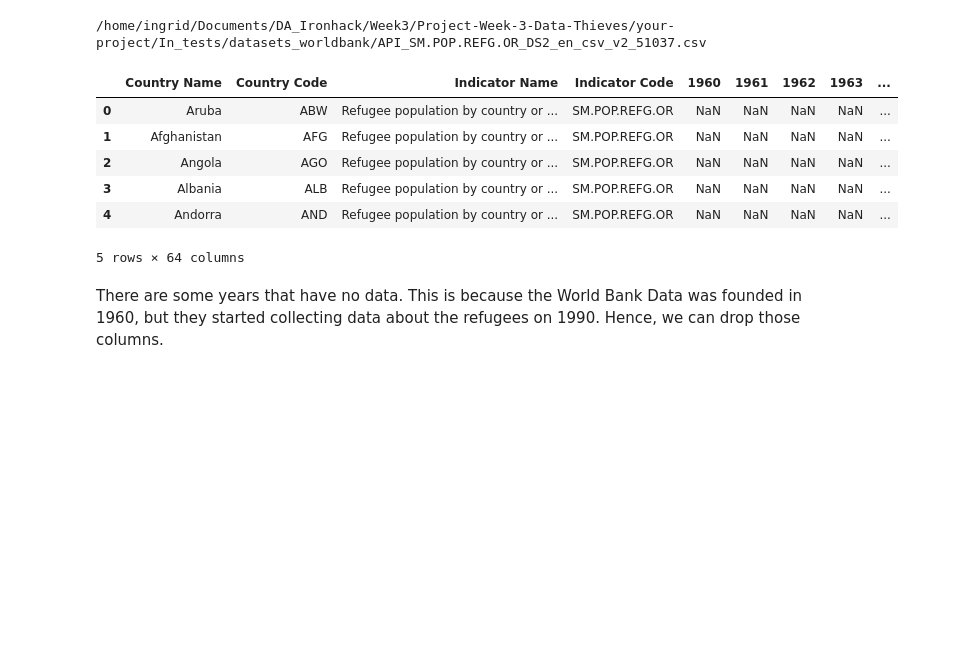
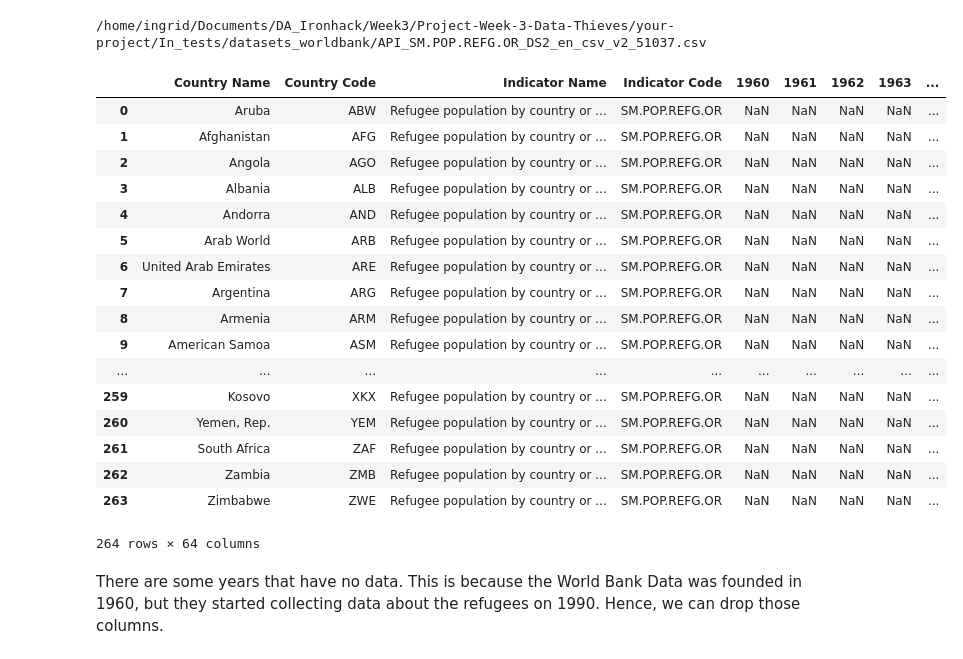
Before and after one commit to albertoabreu91/Project-Week-3-Data-Thieves, a Jupyter notebook: your-project/In_tests/World_Bank_Data.ipynb, the cells around one changed output. Saved outputs shown, nothing was run; the diff lists cells and outputs as text; code cells hidden in the pictures; blank space fills up the shorter version.

```diff
--- a/your-project/In_tests/World_Bank_Data.ipynb
+++ b/your-project/In_tests/World_Bank_Data.ipynb
@@ -30,15 +32,26 @@ print(file_path)
 # %%
 refugees_raw = pd.read_csv(file_path, skiprows=4 )
 # %%
-refugees_raw.head()
+refugees_raw
 # %% [output]
 |  | Country Name | Country Code | Indicator Name | Indicator Code | 1960 | 1961 | 1962 | 1963 | ... |
 | 0 | Aruba | ABW | Refugee population by country or ... | SM.POP.REFG.OR | NaN | NaN | NaN | NaN | ... |
 | 1 | Afghanistan | AFG | Refugee population by country or ... | SM.POP.REFG.OR | NaN | NaN | NaN | NaN | ... |
 | 2 | Angola | AGO | Refugee population by country or ... | SM.POP.REFG.OR | NaN | NaN | NaN | NaN | ... |
 | 3 | Albania | ALB | Refugee population by country or ... | SM.POP.REFG.OR | NaN | NaN | NaN | NaN | ... |
 | 4 | Andorra | AND | Refugee population by country or ... | SM.POP.REFG.OR | NaN | NaN | NaN | NaN | ... |
+| 5 | Arab World | ARB | Refugee population by country or ... | SM.POP.REFG.OR | NaN | NaN | NaN | NaN | ... |
+| 6 | United Arab Emirates | ARE | Refugee population by country or ... | SM.POP.REFG.OR | NaN | NaN | NaN | NaN | ... |
+| 7 | Argentina | ARG | Refugee population by country or ... | SM.POP.REFG.OR | NaN | NaN | NaN | NaN | ... |
+| 8 | Armenia | ARM | Refugee population by country or ... | SM.POP.REFG.OR | NaN | NaN | NaN | NaN | ... |
+| 9 | American Samoa | ASM | Refugee population by country or ... | SM.POP.REFG.OR | NaN | NaN | NaN | NaN | ... |
+| ... | ... | ... | ... | ... | ... | ... | ... | ... | ... |
+| 259 | Kosovo | XKX | Refugee population by country or ... | SM.POP.REFG.OR | NaN | NaN | NaN | NaN | ... |
+| 260 | Yemen, Rep. | YEM | Refugee population by country or ... | SM.POP.REFG.OR | NaN | NaN | NaN | NaN | ... |
+| 261 | South Africa | ZAF | Refugee population by country or ... | SM.POP.REFG.OR | NaN | NaN | NaN | NaN | ... |
+| 262 | Zambia | ZMB | Refugee population by country or ... | SM.POP.REFG.OR | NaN | NaN | NaN | NaN | ... |
+| 263 | Zimbabwe | ZWE | Refugee population by country or ... | SM.POP.REFG.OR | NaN | NaN | NaN | NaN | ... |
-5 rows × 64 columns
+264 rows × 64 columns
 # %% [markdown]
 There are some years that have no data. This is because the World Bank Data was founded in 1960, but they started collecting data about the refugees on 1990. Hence, we can drop those columns.
 # %%
```
Also changed, not shown: parts of 13 cells of this notebook, 3 other files.
